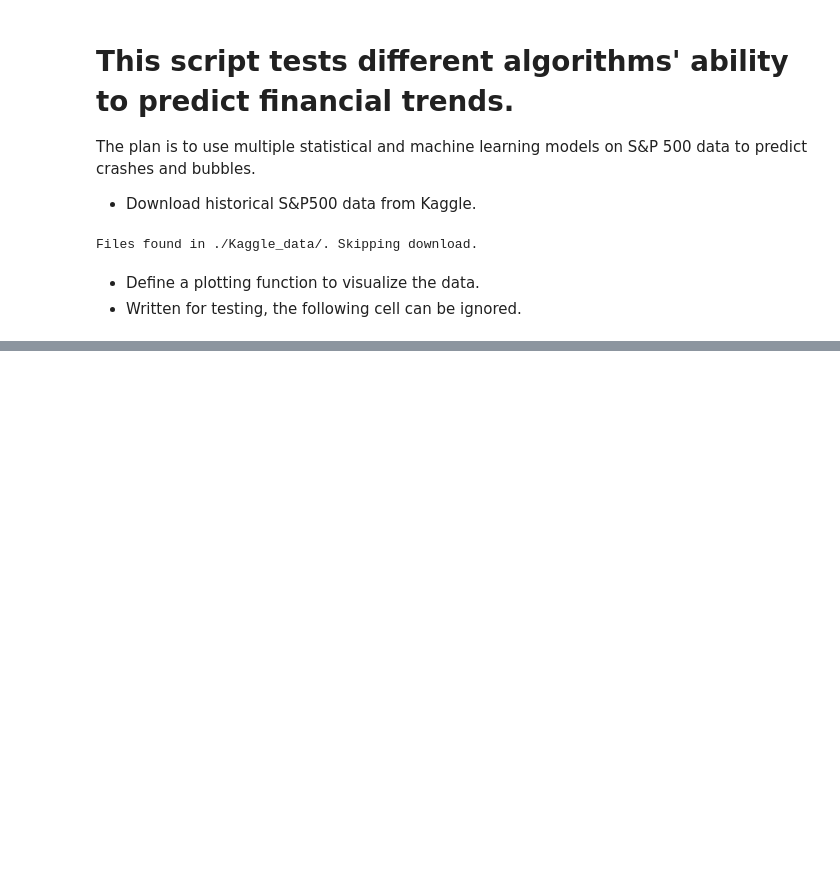
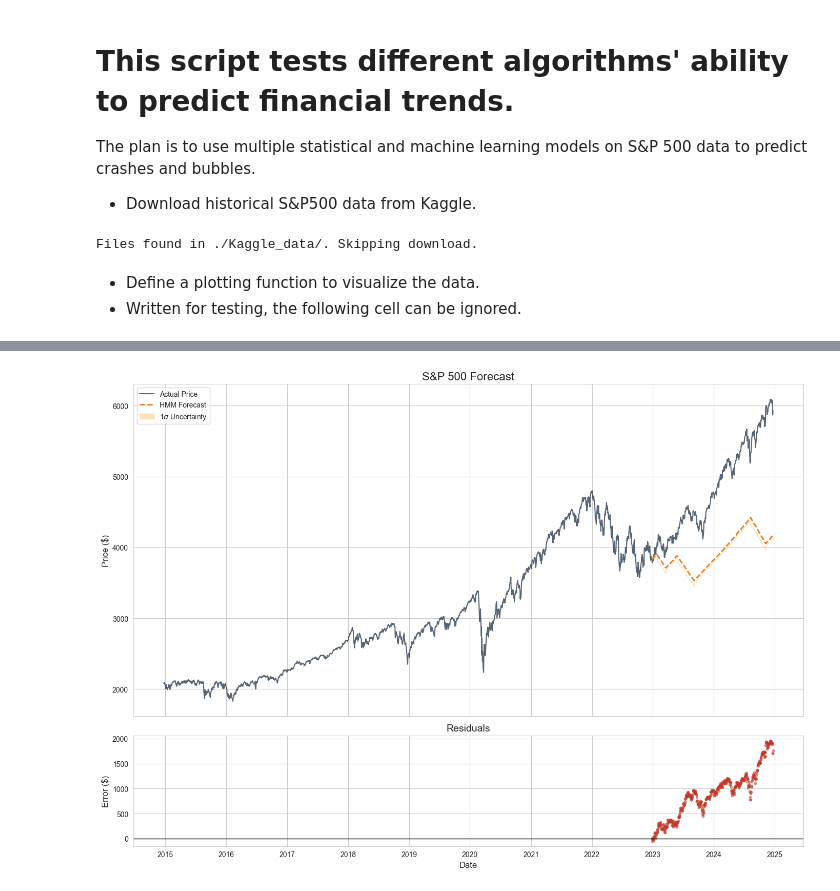
Before and after one commit to sagara92/SandP_Trends_Prediction, a Jupyter notebook: SandP_prediction.ipynb, the cells around one changed output, grey strips where cells are left out. Cells and saved outputs as stored; diff of their text form; code cells hidden in the pictures; blank space fills up the shorter version.

```diff
--- a/SandP_prediction.ipynb
+++ b/SandP_prediction.ipynb
@@ -69,33 +170,5 @@ def plot_sp500_index(csv_path):
 # %%
-import numpy as np
-import pandas as pd
 from hmmlearn.hmm import GaussianHMM
-
-import seaborn as sns
-import matplotlib.pyplot as plt
-
-forecast_days = 500
-
-def read_file(csv_path):
-    """Reads csv file and returns a DataFrame with time and stock price.
-    """
-    if not os.path.exists(csv_path):
-        print(f"Error: File not found at {csv_path}.")
-        return
-
-    df = pd.read_csv(csv_path)
-    print(f"Loaded data from {csv_path}. Shape: {df.shape}")
-
-    if 'Date' not in df.columns or 'S&P500' not in df.columns:
-        print("Error: CSV does not contain required columns 'Date' and 'S&P500'")
-        # print columns to help debug
-        print(f"Columns found: {df.columns}")
-        return
-
-    df['Date'] = pd.to_datetime(df['Date'])
-    df = df.sort_values('Date')
-
-    return df
 
 
 def model_predict_hmm(df, nstates=2, forecast=forecast_days):
@@ -104,7 +177,7 @@ def model_predict_hmm(df, nstates=2, forecast=forecast_days):
     nstates (int): number of hidden states to model.
     forecast (int): number of steps to forecast.
 
-    Returns forecast_df (DataFrame): df containing dates, predicted_values, uncertainty
+    Returns forecast_df (DataFrame): df containing dates, predicted_values, lower_bound, upper_bound
     """
     df['Log_Returns'] = np.log(df['S&P500'] / df['S&P500'].shift(1))
     df.dropna(inplace=True)
@@ -128,75 +201,39 @@ def model_predict_hmm(df, nstates=2, forecast=forecast_days):
 
     last_state = current_state
     for _ in range(forecast):
         probs = model.transmat_[last_state]
         next_state = np.random.choice(len(probs), p=probs)
 
         mean = model.means_[next_state][0]
         var = np.diag(model.covars_[next_state])[0]
 
         forecast_log_returns.append(mean)
         uncertainties.append(np.sqrt(var))  # Uncertainty = Standard deviation
         last_state = next_state
 
     # Convert to price
     last_price = train_df['S&P500'].iloc[-1]
     forecast_prices = last_price * np.exp(np.cumsum(forecast_log_returns))
     forecast_uncertainties = forecast_prices * np.array(uncertainties)
+    forecast_lower_bound = forecast_prices - forecast_uncertainties
+    forecast_upper_bound = forecast_prices - forecast_uncertainties
 
     forecast_df = pd.DataFrame({
         'Date': test_df['Date'].values,
         'S&P500_forecast': forecast_prices,
-        'Error': forecast_uncertainties
+        'S&P500_lower_bound': forecast_lower_bound,
+        'S&P500_upper_bound': forecast_upper_bound
     })
 
     return forecast_df
 
 
-def plot_forecast(df, forecast_df):
-    """
-    Plots the original price vs HMM predicted price along with the uncertainty,
-    including a residual plot at the bottom.
-    """
-    sns.set_style("whitegrid")
 
-    fig, (ax1, ax2) = plt.subplots(2, 1, figsize=(14, 10), sharex=True,
-                                   gridspec_kw={'height_ratios': [3, 1]})
-
-    # Plot Original Data
-    ax1.plot(df['Date'], df['S&P500'],
-             label='Actual Price', color='#2c3e50', alpha=0.8, lw=1.5)
-
-    # Plot Forecasted Data
-    ax1.plot(forecast_df['Date'], forecast_df['S&P500_forecast'],
-             label='HMM Forecast', color='#e67e22', lw=2, linestyle='--')
-
-    # Add Shaded Uncertainty Region (1 sigma)
-    lower_bound = forecast_df['S&P500_forecast'] - forecast_df['Error']
-    upper_bound = forecast_df['S&P500_forecast'] + forecast_df['Error']
-
-    ax1.fill_between(forecast_df['Date'], lower_bound, upper_bound,
-                     color="#f5a930", alpha=0.3, label=r'1$\sigma$ Uncertainty')
-
-    ax1.set_title('S&P 500 HMM Forecast', fontsize=16)
-    ax1.set_ylabel('Price ($)', fontsize=12)
-    ax1.legend(loc='upper left')
-
-
-    actual_test_prices = df.iloc[-len(forecast_df):]['S&P500'].values
-    residuals = actual_test_prices - forecast_df['S&P500_forecast'].values
-
-    ax2.scatter(forecast_df['Date'], residuals, color='#c0392b', s=10, alpha=0.5)
-    ax2.axhline(0, color='black', lw=1, linestyle='-')
-    ax2.set_title('Residuals', fontsize=14)
-    ax2.set_ylabel('Error ($)', fontsize=12)
-    ax2.set_xlabel('Date', fontsize=12)
-
-    plt.tight_layout()
-    plt.show()
-
-csv_path = local_path + "sp500_index.csv"
-
-df = read_file(csv_path)
 forecast_df = model_predict_hmm(df)
 plot_forecast(df, forecast_df)
+original_price = np.array(df['S&P500'][-len(forecast_df):])
+hmm_forecast_price = np.array(forecast_df['S&P500_forecast'])
+hmm_dir_accuracy = directional_accuracy(original_price, hmm_forecast_price)
+print(f"HMM directional accuracy: {hmm_dir_accuracy:.2f}%")
 # %% [output]
+[figure, new version]
```
Also changed, not shown: parts of 12 cells of this notebook, 1 other file.
